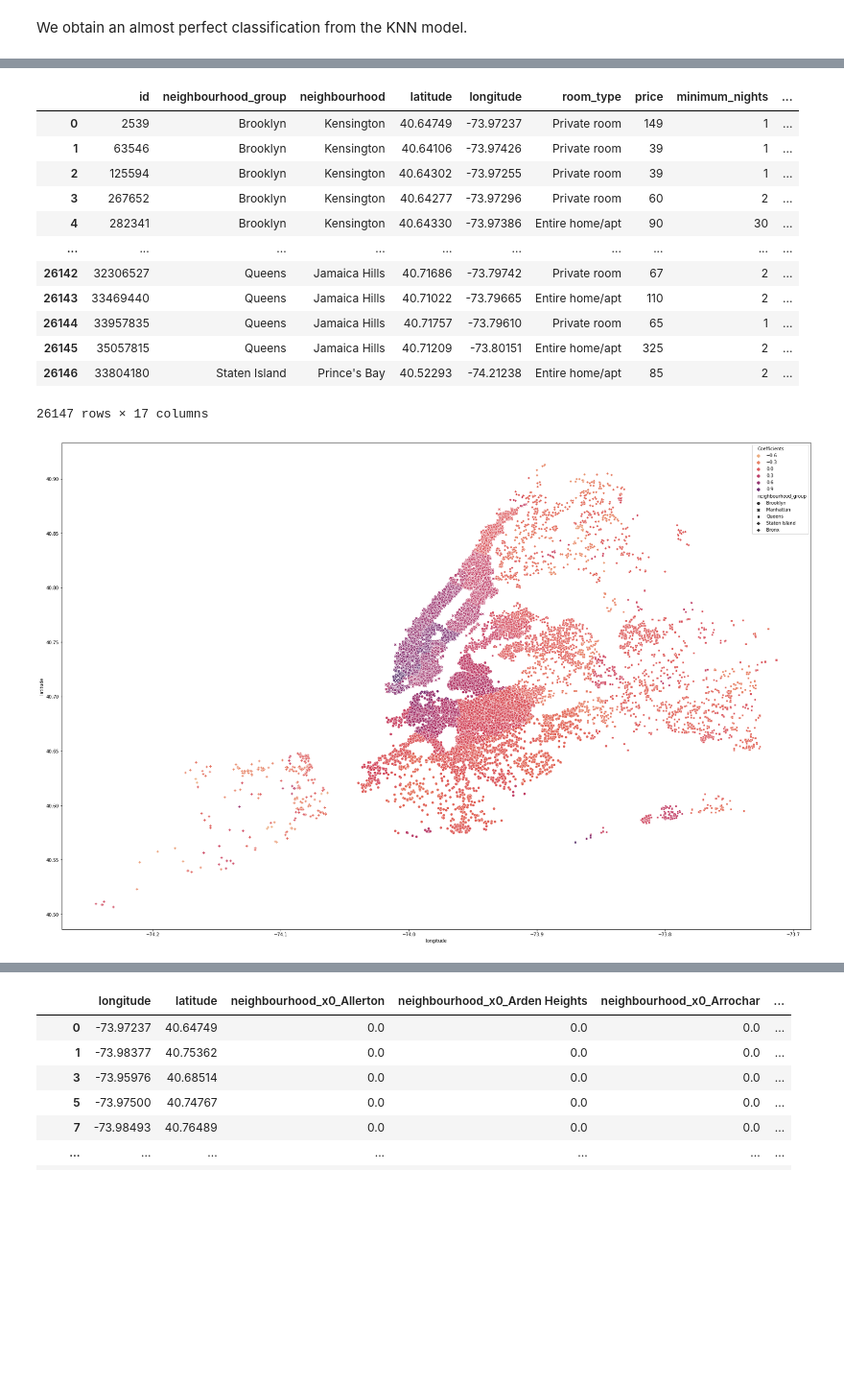
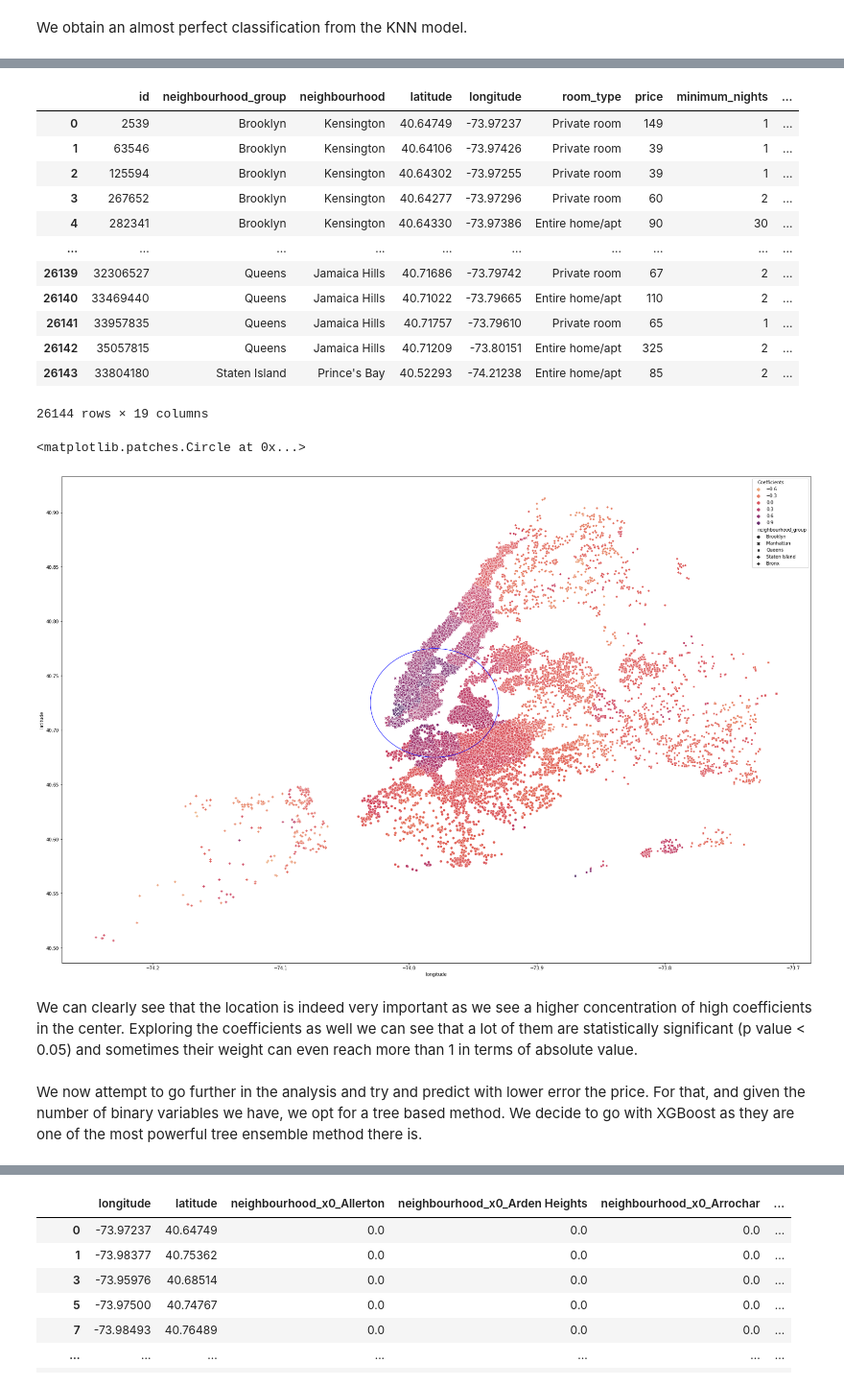
Before and after one commit to NizarGhandri/swisscom_assgmt, a Jupyter notebook: swisscom_assignment/notebooks/EDA.ipynb, the cells around one changed output, grey strips where cells are left out. Shown at 96% size. Saved outputs shown, nothing was run; the diff lists cells and outputs as text; code cells hidden in the pictures; blank space fills up the shorter version.

```diff
--- a/swisscom_assignment/notebooks/EDA.ipynb
+++ b/swisscom_assignment/notebooks/EDA.ipynb
@@ -258,10 +273,13 @@ We start with a simple linear regression (Ordinary least squares) on the log pri
 This will allow us to have a lot of interpretability and infer the effect of the precise localisation on the price.
 # %%
+# We declare our features
 SCALED_COLS = ["minimum_nights", "number_of_reviews", "reviews_per_month", "calculated_host_listings_count", "availability_365"]
 BINARIZED_COLS = ["neighbourhood", "room_type"]
+
+# We declare our target
 TARGET = ["log_price"]
 
-
+# We create our preprocessor
 mapper = DataFrameMapper(
                                 [([col], OneHotEncoder()) for col in BINARIZED_COLS]
                                 + [([col], MinMaxScaler()) for col in SCALED_COLS],
@@ -269,7 +287,8 @@ mapper = DataFrameMapper(
                     )
 
 
-data = pd.concat([raw_data[TARGET], mapper.fit_transform(raw_data)], axis=1)
+# we add a constant for our regressor
+data = sm.add_constant(pd.concat([raw_data[TARGET], mapper.fit_transform(raw_data)], axis=1))
 
 
 data
@@ -290,4 +309,10 @@ data
 # %%
+# We train test split
 X_train, X_test, y_train, y_test = train_test_split(
                         data.drop(columns=TARGET), data[TARGET], test_size=0.2, random_state=42069, stratify=raw_data["neighbourhood_group"]
                     )
+
+# We remove non existing neighbourhoods in the training set
+X_train = X_train.loc[:, (X_train != 0).any(axis=0)]
+X_test = X_test.loc[:, X_train.columns]
+X_train
@@ -340,9 +387,8 @@ pd.DataFrame([[r2_score(y_test, y_pred), mean_absolute_error(y_pred, y_test), me
 # %%
-from sklearn.linear_model import RidgeCV
+# We declare our ridge model
+model_ridge = RidgeCV(alphas=np.linspace(0.001, 20, 1000), fit_intercept=True)
 
-
-model_ridge = RidgeCV(alphas=np.linspace(0.001, 20, 1000), fit_intercept=False)
-
+# We train the model with K fold cross validation
 model_ridge.fit(X_train, y_train)
 # %% [output]
 RidgeCV(alphas=array([1.00000000e-03, 2.10190190e-02, 4.10380380e-02, 6.10570571e-02,
@@ -372,3 +423,6 @@ pd.DataFrame([[r2_score(y_test, y_pred), mean_absolute_error(y_pred, y_test), me
 # %%
+# We get our betas and their p values
 df = pd.DataFrame([model_results.params.tolist(), model_results.pvalues.tolist()], columns=X_train.columns, index=["Coefficients", "Pvalues"])
-df
+
+# We get their confidence intervals
+df = pd.concat([df, model_results.conf_int().T.set_index(keys=pd.Index(["low", "high"]))])
@@ -417,19 +469,27 @@ raw_data.merge(df, on="neighbourhood")
 | 3 | 267652 | Brooklyn | Kensington | 40.64277 | -73.97296 | Private room | 60 | 2 | ... |
 | 4 | 282341 | Brooklyn | Kensington | 40.64330 | -73.97386 | Entire home/apt | 90 | 30 | ... |
 | ... | ... | ... | ... | ... | ... | ... | ... | ... | ... |
-| 26142 | 32306527 | Queens | Jamaica Hills | 40.71686 | -73.79742 | Private room | 67 | 2 | ... |
-| 26143 | 33469440 | Queens | Jamaica Hills | 40.71022 | -73.79665 | Entire home/apt | 110 | 2 | ... |
-| 26144 | 33957835 | Queens | Jamaica Hills | 40.71757 | -73.79610 | Private room | 65 | 1 | ... |
-| 26145 | 35057815 | Queens | Jamaica Hills | 40.71209 | -73.80151 | Entire home/apt | 325 | 2 | ... |
-| 26146 | 33804180 | Staten Island | Prince's Bay | 40.52293 | -74.21238 | Entire home/apt | 85 | 2 | ... |
+| 26139 | 32306527 | Queens | Jamaica Hills | 40.71686 | -73.79742 | Private room | 67 | 2 | ... |
+| 26140 | 33469440 | Queens | Jamaica Hills | 40.71022 | -73.79665 | Entire home/apt | 110 | 2 | ... |
+| 26141 | 33957835 | Queens | Jamaica Hills | 40.71757 | -73.79610 | Private room | 65 | 1 | ... |
+| 26142 | 35057815 | Queens | Jamaica Hills | 40.71209 | -73.80151 | Entire home/apt | 325 | 2 | ... |
+| 26143 | 33804180 | Staten Island | Prince's Bay | 40.52293 | -74.21238 | Entire home/apt | 85 | 2 | ... |
-26147 rows × 17 columns
+26144 rows × 19 columns
 # %%
 
 df_plot = raw_data.merge(df, on="neighbourhood")
 fig, ax = plt.subplots(1, figsize=(30, 20))
 
 #ax[0] = sns.scatterplot(data=df_plot, x="longitude", y="latitude", hue="neighbourhood_group")
 ax = sns.scatterplot(data=df_plot, x="longitude", y="latitude", hue="Coefficients", style="neighbourhood_group", palette=sns.color_palette("flare", as_cmap=True))
+
+c = plt.Circle((-73.98, 40.725), 0.05, color='b', fill=False)
+ax.add_patch(c)
 # %% [output]
+<matplotlib.patches.Circle at 0x...>
-[figure, old version]
+[figure, new version]
+# %% [markdown]
+We can clearly see that the location is indeed very important as we see a higher concentration of high coefficients in the center. Exploring the coefficients as well we can see that a lot of them are statistically significant (p value < 0.05) and sometimes their weight can even reach more than 1 in terms of absolute value.
+# %% [markdown]
+We now attempt to go further in the analysis and try and predict with lower error the price. For that, and given the number of binary variables we have, we opt for a tree based method. We decide to go with XGBoost as they are one of the most powerful tree ensemble method there is.
 # %%
```
Also changed, not shown: parts of 56 cells of this notebook, 2 other files.
